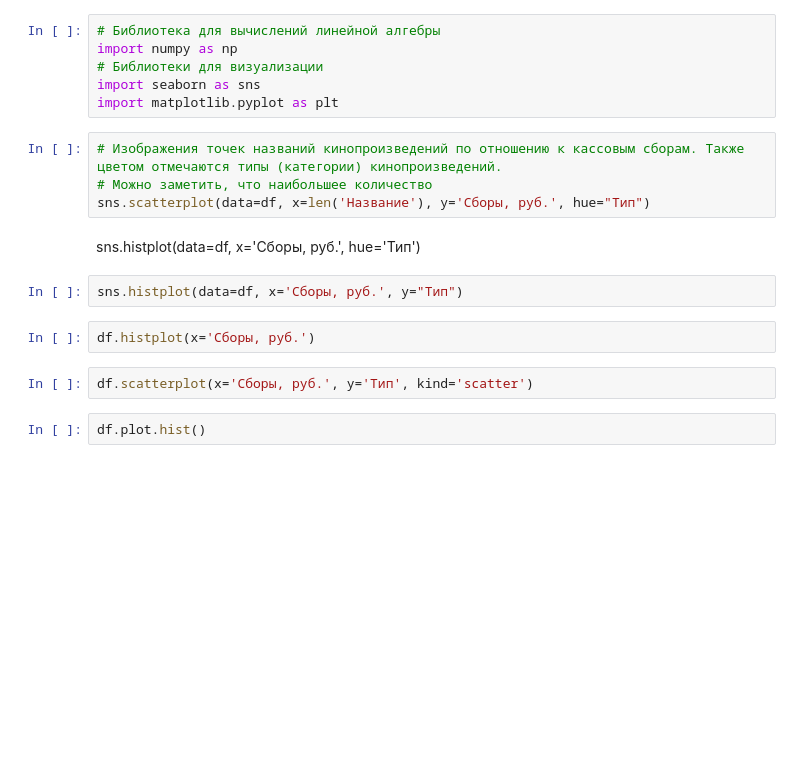
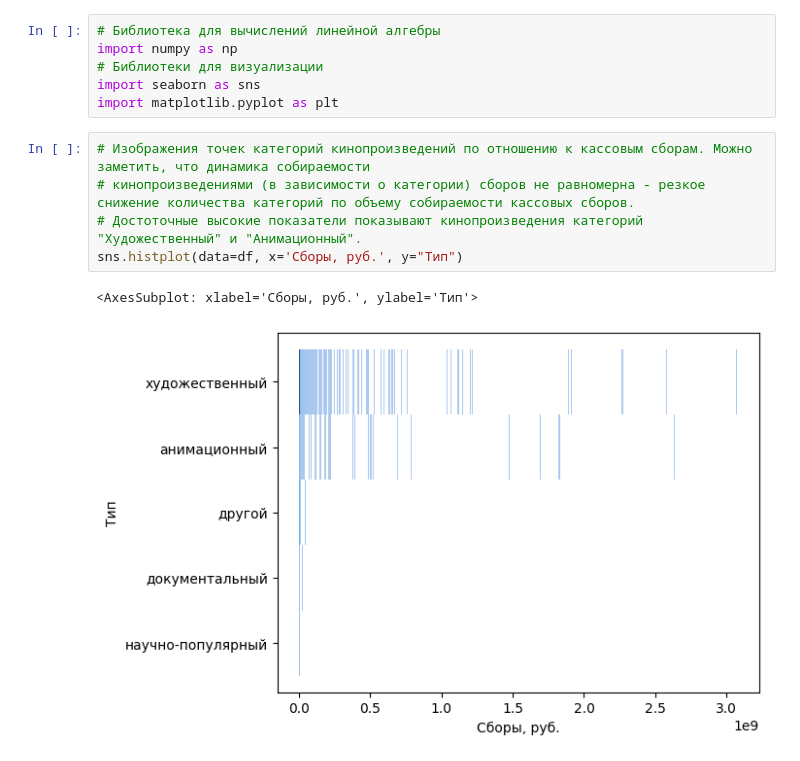
Before and after one commit to Yaroslav-Solovev/Analysis_DataSets, a Jupyter notebook: movie_analisys/cinema.ipynb, the cells around one changed output. Cells and saved outputs as stored; diff of their text form; blank space fills up the shorter version.

```diff
--- a/movie_analisys/cinema.ipynb
+++ b/movie_analisys/cinema.ipynb
@@ -412,16 +412,10 @@ import numpy as np
 import seaborn as sns
 import matplotlib.pyplot as plt
 # %%
-# Изображения точек названий кинопроизведений по отношению к кассовым сборам. Также цветом отмечаются типы (категории) кинопроизведений.
-# Можно заметить, что наибольшее количество
-sns.scatterplot(data=df, x=len('Название'), y='Сборы, руб.', hue="Тип")
+# Изображения точек категорий кинопроизведений по отношению к кассовым сборам. Можно заметить, что динамика собираемости
+# кинопроизведениями (в зависимости о категории) сборов не равномерна - резкое снижение количества категорий по объему собираемости кассовых сборов.
+# Достоточные высокие показатели показывают кинопроизведения категорий "Художественный" и "Анимационный".
+sns.histplot(data=df, x='Сборы, руб.', y="Тип")
+# %% [output]
+<AxesSubplot: xlabel='Сборы, руб.', ylabel='Тип'>
+[figure, added]
-# %% [markdown]
-sns.histplot(data=df, x='Сборы, руб.', hue='Тип')
-# %%
-sns.histplot(data=df, x='Сборы, руб.', y="Тип")
-# %%
-df.histplot(x='Сборы, руб.')
-# %%
-df.scatterplot(x='Сборы, руб.', y='Тип', kind='scatter')
-# %%
-df.plot.hist()
```
Also changed, not shown: parts of 23 cells of this notebook.
